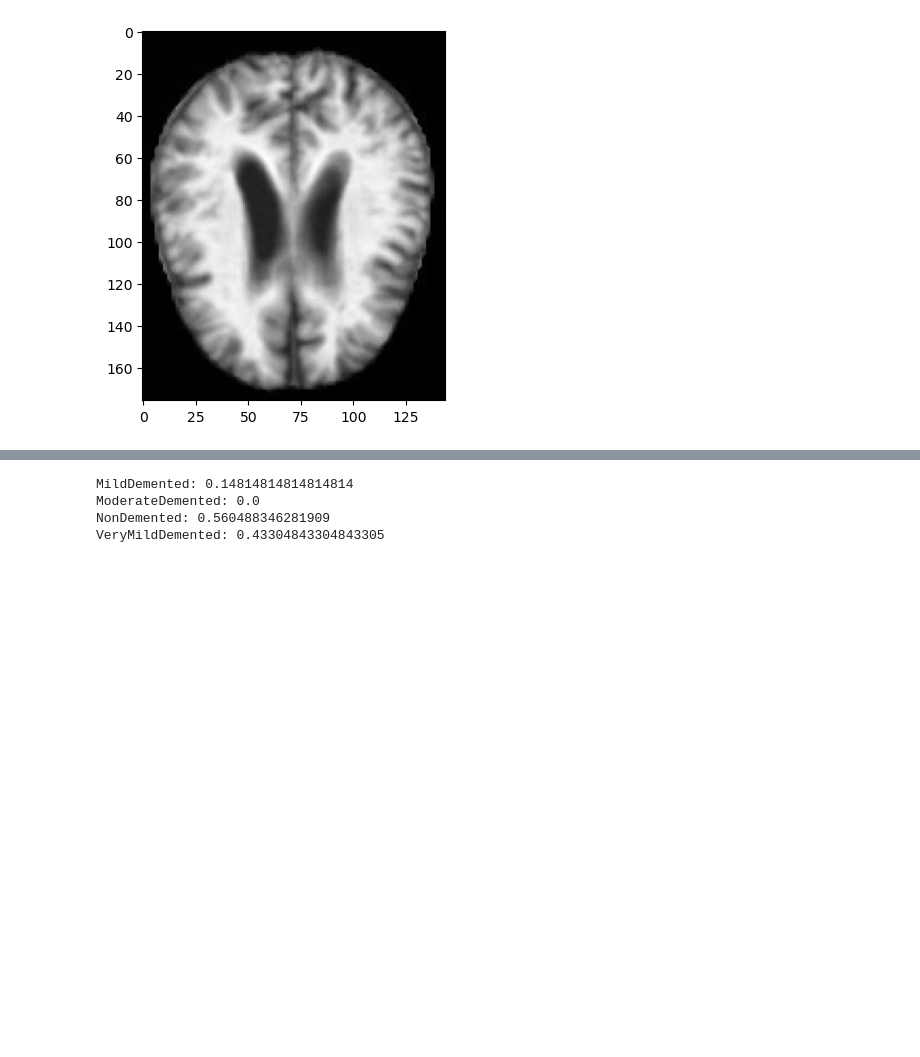
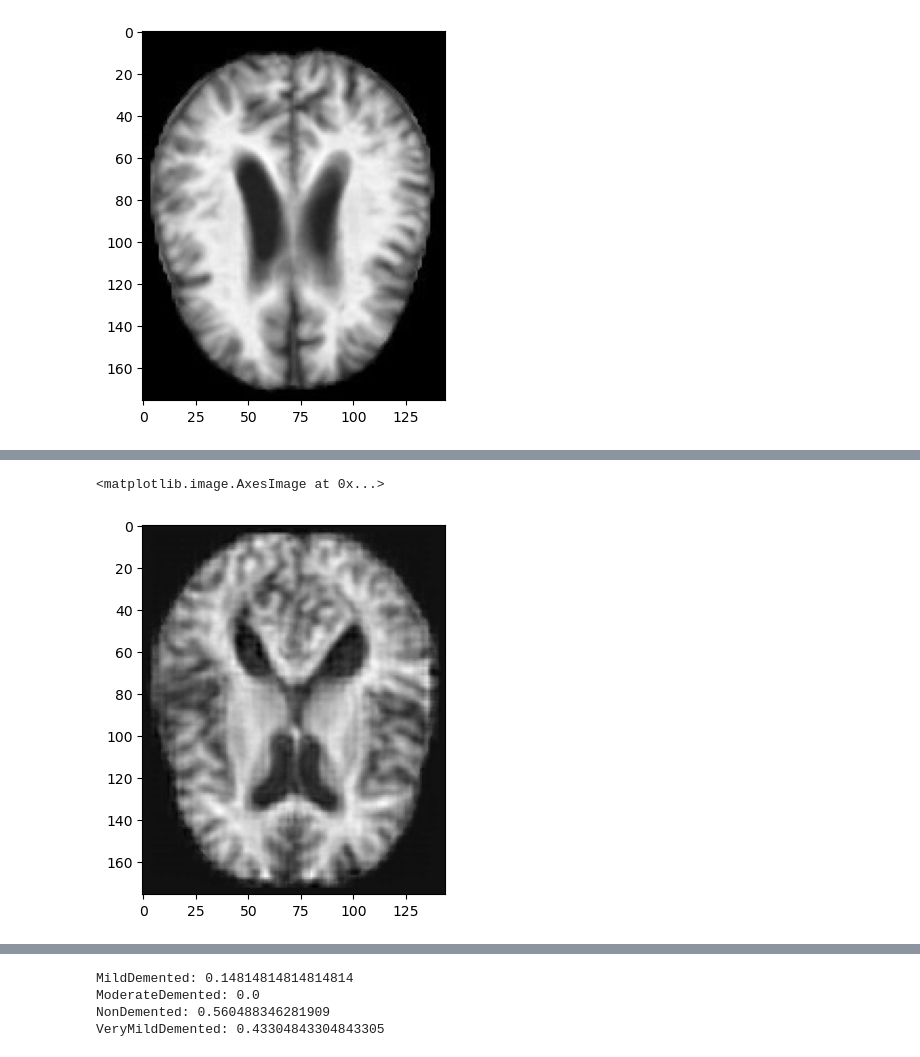
Before and after one commit to lazarovziv/ML-Pipeline, a Jupyter notebook: image-classification.ipynb, the cells around one changed output, grey strips where cells are left out. Saved outputs shown, nothing was run; the diff lists cells and outputs as text; code cells hidden in the pictures; blank space fills up the shorter version.

```diff
--- a/image-classification.ipynb
+++ b/image-classification.ipynb
@@ -15,2 +15,12 @@ data_dir
 # %%
 import h5py
+# %%
+with h5py.File('./data/images.h5') as f:
+    images = f['images'][:]
+    labels = f['labels'][:]
+# %%
+images = images.astype(np.float32)
+images[images.shape[0]//2:] -= images[images.shape[0]//2:].min()
+images[images.shape[0]//2:] /= images[images.shape[0]//2:].max()
+images[images.shape[0]//2:] *= 255
+images = images.astype(np.uint8)
@@ -17,11 +31,11 @@ import h5py
 # %%
-with h5py.File(f'{data_dir}/images.h5') as f:
-    images = f['images'][:].squeeze()
+# with h5py.File(f'{data_dir}/final_images.h5') as f:
+#     images = f['final_images'][:].squeeze()
 
-with h5py.File(f'{data_dir}/labels.h5') as f:
-    labels = f['labels'][:]
+# with h5py.File(f'{data_dir}/final_labels.h5') as f:
+#     labels = f['final_labels'][:]
 
-# loading the training and validation arrays
+# # loading the training and validation arrays
 # with h5py.File(f'{data_dir}/train_images.h5') as f:
 #     train_images = f['images'][:].squeeze()
 
@@ -585,0 +647,5 @@ accuracy
+# %%
+plt.imshow(images[-2], cmap='gray')
+# %% [output]
+<matplotlib.image.AxesImage at 0x...>
+[figure, added]
```
Also changed, not shown: parts of 33 cells of this notebook, 2 other files.
